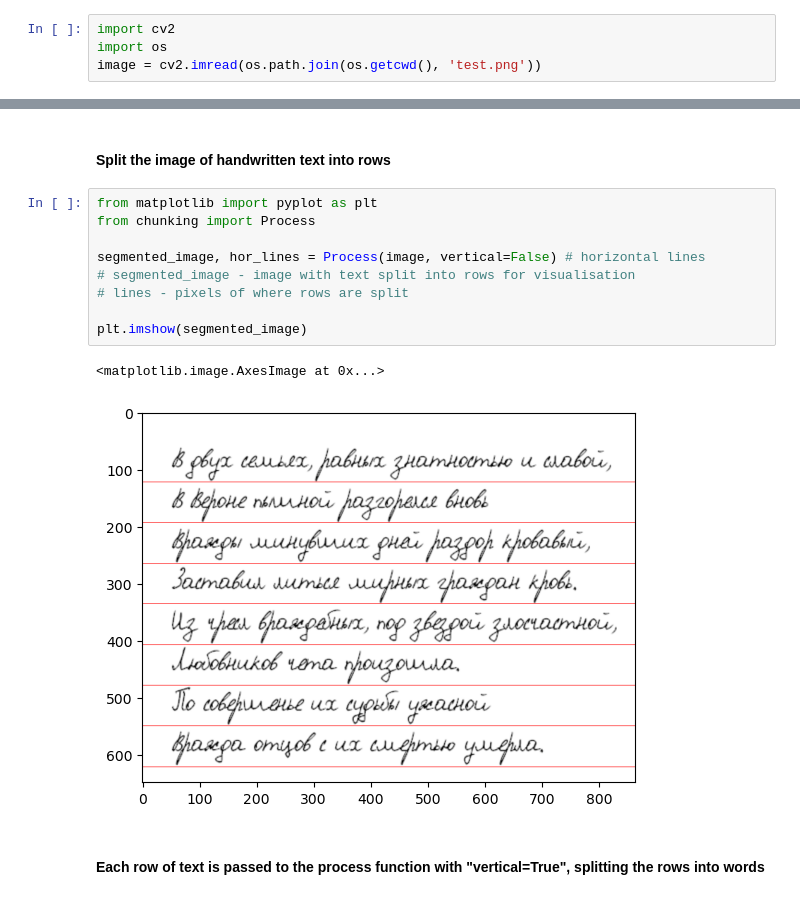
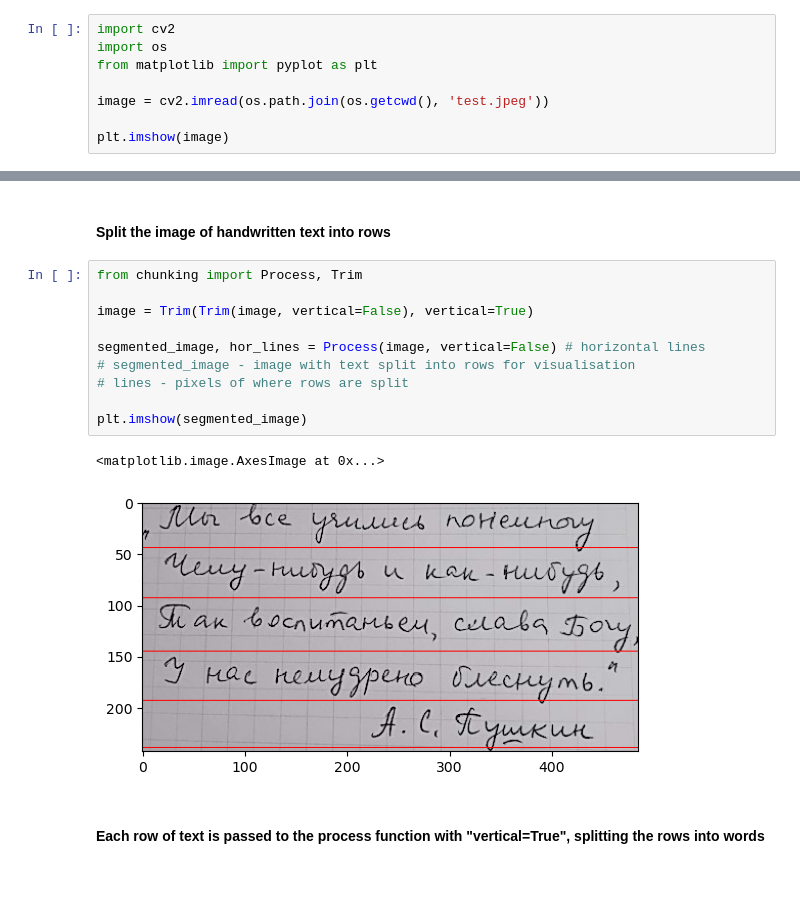
Before and after one commit to TalgatBaktybekov/Telegram-Russian-OCR, a Jupyter notebook: OCR_LOGIC.ipynb, the cells around one changed output, grey strips where cells are left out. Saved outputs shown, nothing was run; the diff lists cells and outputs as text.

Commit message:
have built the bot, improved chunking

```diff
--- a/OCR_LOGIC.ipynb
+++ b/OCR_LOGIC.ipynb
@@ -5,4 +5,8 @@
 # %%
 import cv2
 import os
-image = cv2.imread(os.path.join(os.getcwd(), 'test.png'))
+from matplotlib import pyplot as plt
+
+image = cv2.imread(os.path.join(os.getcwd(), 'test.jpeg'))
+
+plt.imshow(image)
@@ -9,16 +16,17 @@ image = cv2.imread(os.path.join(os.getcwd(), 'test.png'))
 # %% [markdown]
 #### Split the image of handwritten text into rows
 # %%
-from matplotlib import pyplot as plt
-from chunking import Process
+from chunking import Process, Trim
+
+image = Trim(Trim(image, vertical=False), vertical=True)
 
 segmented_image, hor_lines = Process(image, vertical=False) # horizontal lines
 # segmented_image - image with text split into rows for visualisation
 # lines - pixels of where rows are split
 
 plt.imshow(segmented_image)
 # %% [output]
 <matplotlib.image.AxesImage at 0x...>
-[figure, old version]
+[figure, new version]
 # %% [markdown]
 #### Each row of text is passed to the process function with "vertical=True", splitting the rows into words
```
Also changed, not shown: parts of 7 cells of this notebook, 6 other files.
